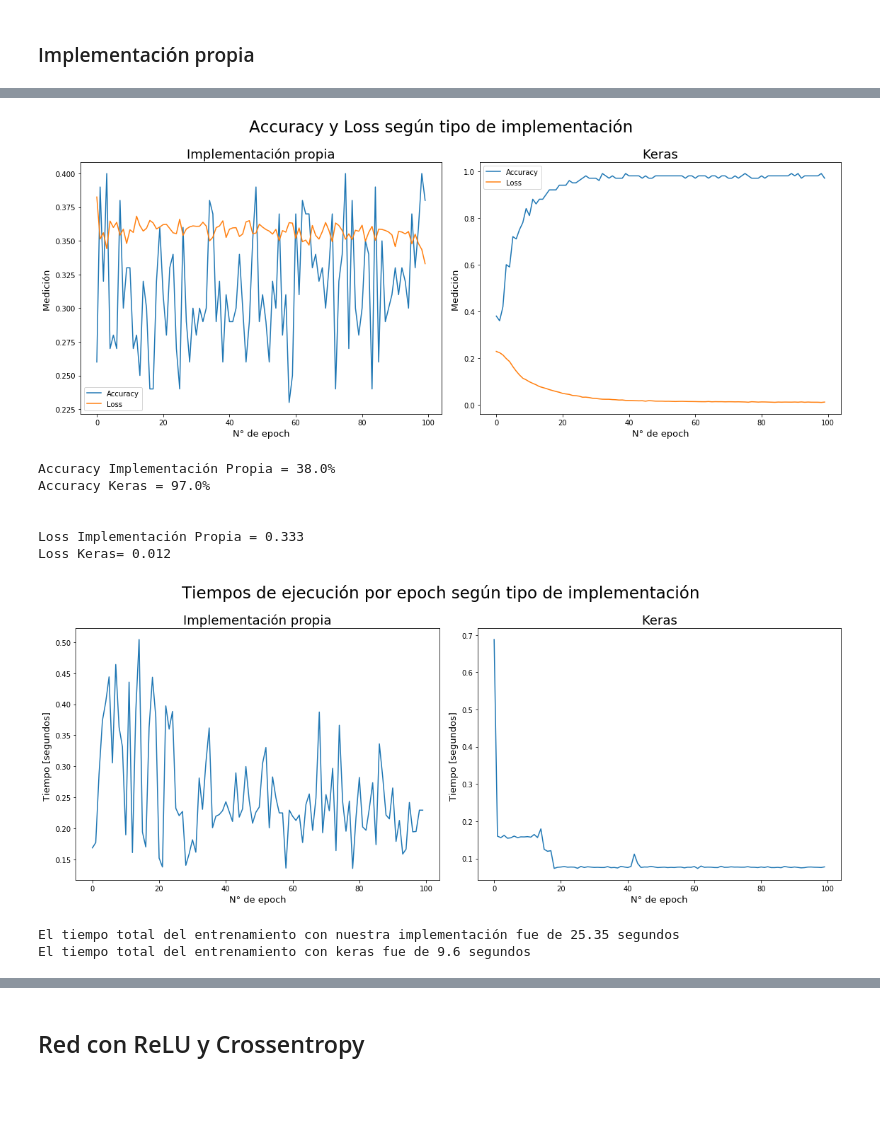
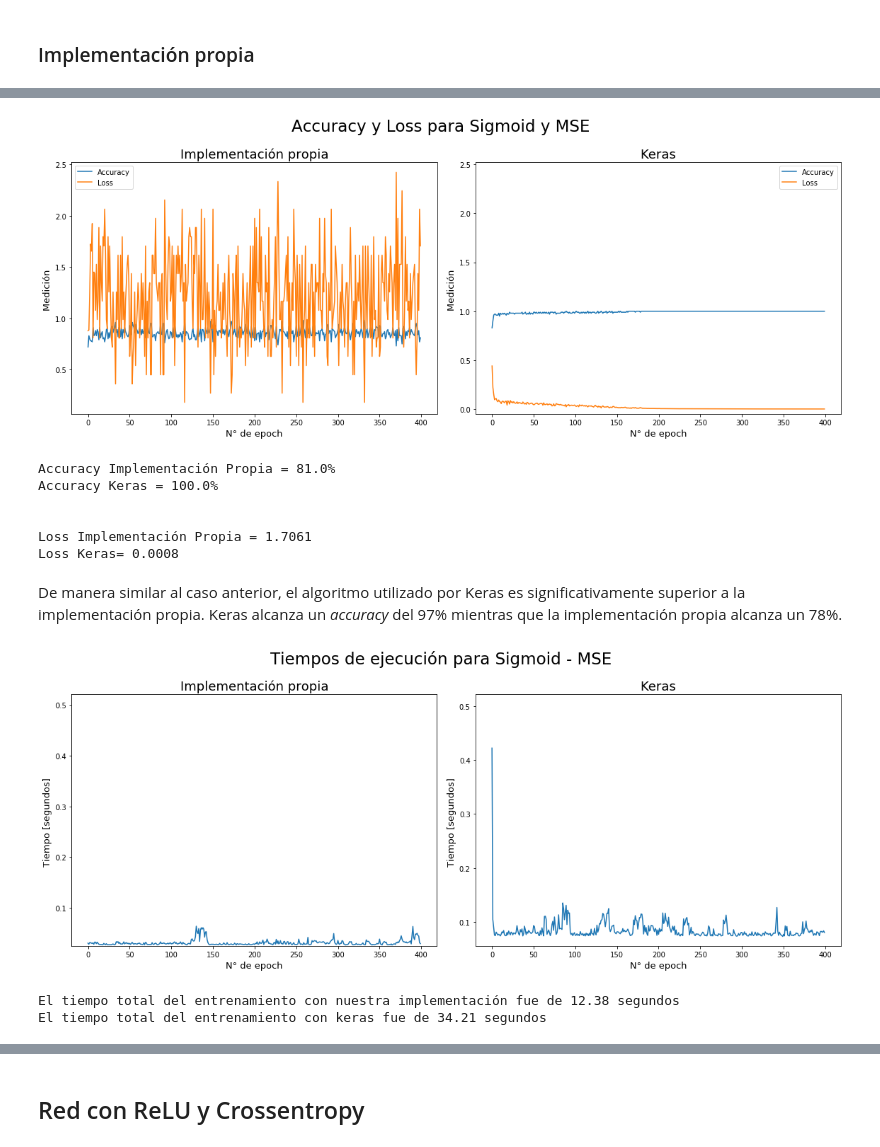
Before and after one commit to nachotp/Tarea0-INF395, a Jupyter notebook: Tarea-0-Felipe.ipynb, the cells around one changed output, grey strips where cells are left out. Drawn from its saved outputs; the diff is of its cells as text; code cells hidden in the pictures; blank space fills up the shorter version.

```diff
--- a/Tarea-0-Felipe.ipynb
+++ b/Tarea-0-Felipe.ipynb
@@ -464,0 +575,14 @@ print("Tiempo total para activación ReLU y costo Cross Entropy", round(np.sum(t
+# %%
+#Redes con RelU - MSE. las redes tienen distintas cantidades de neuronas en su capa oculta
+
+nn_rm_16 = RedNeuronal(4, [16], 3, "relu", "mse")
+nn_rm_32 = RedNeuronal(4, [32], 3, "relu", "mse")
+nn_rm_64 = RedNeuronal(4, [64], 3, "relu", "mse")
+nn_rm_128 = RedNeuronal(4, [128], 3, "relu", "mse")
+
+#Redes con RelU - Cross Entropy. las redes tienen distintas cantidades de neuronas en su capa oculta
+
+nn_rc_16 = RedNeuronal(4, [16], 3, "relu", "crossentropy")
+nn_rc_32 = RedNeuronal(4, [32], 3, "relu", "crossentropy")
+nn_rc_64 = RedNeuronal(4, [64], 3, "relu", "crossentropy")
+nn_rc_128 = RedNeuronal(4, [128], 3, "relu", "crossentropy")
@@ -530,0 +987,5 @@ Fuera de esto, el resto de las predicciones no fallaron obteniéndose un 100% de
+# %%
+# Arco tangente - MSE
+nn_am = RedNeuronal(4, [16,32], 3, "arctan", "mse")
+# Arco tangente - Cross Entropy
+nn_ac = RedNeuronal(4, [16,32], 3, "arctan", "crossentropy")
@@ -530,0 +1003,11 @@ Fuera de esto, el resto de las predicciones no fallaron obteniéndose un 100% de
+# %%
+nn_am.train(x_train, y_onehot_train, 100, 0.1)
+nn_ac.train(x_train, y_onehot_train, 100, 0.1)
+
+loss_am = nn_am.log['loss']
+accuracy_am = nn_am.log['accuracy']
+tiempo_am = nn_am.log['tiempo']
+
+loss_ac = nn_ac.log['loss']
+accuracy_ac = nn_ac.log['accuracy']
+tiempo_ac = nn_ac.log['tiempo']
@@ -710,54 +1275,67 @@ Resultado de training set de 100 epochs: loss 0.333022275242 - acc: 0.38
 # %%
+x = [max(accuracy_propia_sm),max(loss_propia_sm), max(accuracy_keras_sm), max(loss_keras_sm)]
+valor_maximo = max(x)+0.1
+
 plt.figure(1, figsize=(16,6))
-plt.suptitle("Accuracy y Loss según tipo de implementación \n \n", fontsize=23, y=1.07)
+plt.suptitle("Accuracy y Loss para Sigmoid y MSE \n \n", fontsize=23, y=1.07)
 
 plt.subplot(121)
 plt.title("Implementación propia",fontsize=18)
 plt.plot(range(len(accuracy_propia_sm)), accuracy_propia_sm, label="Accuracy")
 plt.plot(range(len(loss_propia_sm)), loss_propia_sm, label="Loss")
 plt.ylabel('Medición ', fontsize=13)
 plt.xlabel('N° de epoch', fontsize=13)
+plt.ylim(ymax=valor_maximo)
 plt.legend()
 
 plt.subplot(122)
 plt.title("Keras",fontsize=18)
 plt.plot(range(len(accuracy_keras_sm)), accuracy_keras_sm, label="Accuracy")
 plt.plot(range(len(loss_keras_sm)), loss_keras_sm, label="Loss")
 plt.ylabel('Medición ', fontsize=13)
 plt.xlabel('N° de epoch', fontsize=13)
+plt.ylim(ymax=valor_maximo)
+
 plt.legend()
 
 plt.tight_layout()
 plt.show()
 print("\n")
 print("Accuracy Implementación Propia = "+str(round(accuracy_propia_sm[-1]*100,2))+"%")
 print("Accuracy Keras = "+str(round(accuracy_keras_sm[-1]*100,2))+"%")
 print("\n")
 print("Loss Implementación Propia = "+str(round(loss_propia_sm[-1],4)))
 print("Loss Keras= "+str(round(loss_keras_sm[-1],4)))
 # %% [output]
-[figure, old version]
+[figure, new version]
-Accuracy Implementación Propia = 38.0%
-Accuracy Keras = 97.0%
+Accuracy Implementación Propia = 81.0%
+Accuracy Keras = 100.0%
 
 
-Loss Implementación Propia = 0.333
-Loss Keras= 0.012
+Loss Implementación Propia = 1.7061
+Loss Keras= 0.0008
+# %% [markdown]
+De manera similar al caso anterior, el algoritmo utilizado por Keras es significativamente superior a la implementación propia. Keras alcanza un *accuracy* del 97% mientras que la implementación propia alcanza un 78%.
 # %%
+x = [max(tiempo_propia_sm), max(tiempos_keras_sm.logs)]
+valor_maximo = max(x)+0.1
 plt.figure(1, figsize=(16,6))
-plt.suptitle("Tiempos de ejecución por epoch según tipo de implementación \n \n", fontsize=23, y=1.07)
+plt.suptitle("Tiempos de ejecución para Sigmoid - MSE \n \n", fontsize=23, y=1.07)
 
 plt.subplot(121)
 plt.title("Implementación propia",fontsize=18)
 plt.plot(range(len(tiempo_propia_sm)), tiempo_propia_sm)
 plt.ylabel('Tiempo [segundos] ', fontsize=13)
 plt.xlabel('N° de epoch', fontsize=13)
+plt.ylim(ymax=valor_maximo)
 
 plt.subplot(122)
 plt.title("Keras",fontsize=18)
 plt.plot(range(len(tiempos_keras_sm.logs)), tiempos_keras_sm.logs)
 plt.ylabel('Tiempo [segundos] ', fontsize=13)
 plt.xlabel('N° de epoch', fontsize=13)
+plt.ylim(ymax=valor_maximo)
+
 
 plt.tight_layout()
 plt.show()
@@ -765,6 +1343,6 @@ plt.show()
 print("El tiempo total del entrenamiento con nuestra implementación fue de "+str(round(sum(tiempo_propia_sm),2))+" segundos")
 print("El tiempo total del entrenamiento con keras fue de "+str(round(sum(tiempos_keras_sm.logs),2))+" segundos")
 # %% [output]
-[figure, old version]
+[figure, new version]
-El tiempo total del entrenamiento con nuestra implementación fue de 25.35 segundos
-El tiempo total del entrenamiento con keras fue de 9.6 segundos
+El tiempo total del entrenamiento con nuestra implementación fue de 12.38 segundos
+El tiempo total del entrenamiento con keras fue de 34.21 segundos
```
Also changed, not shown: parts of 69 cells of this notebook, 1 other file.
